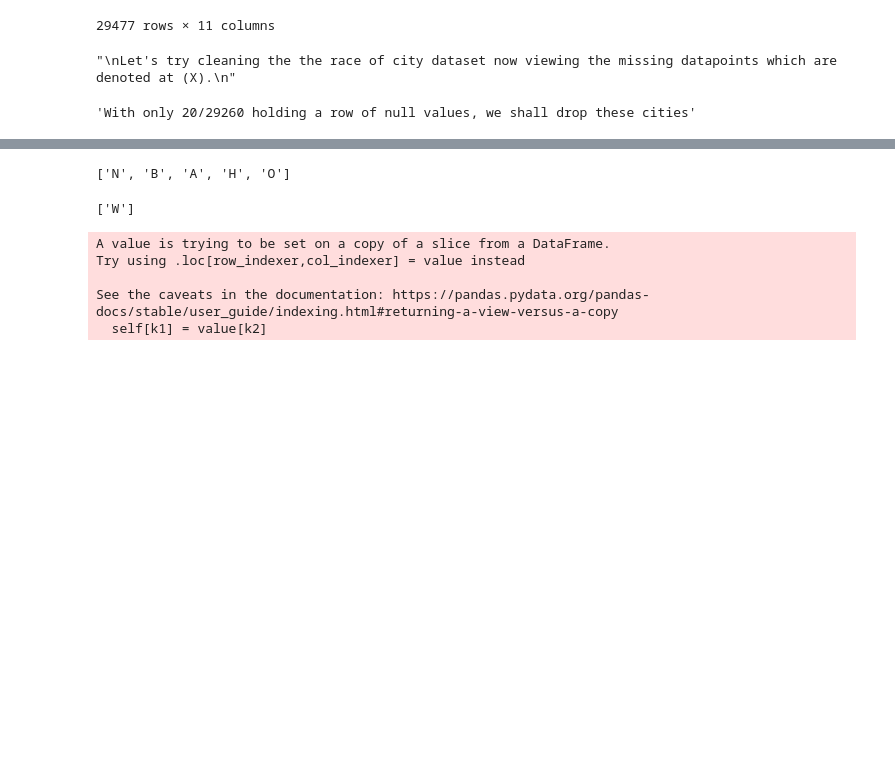
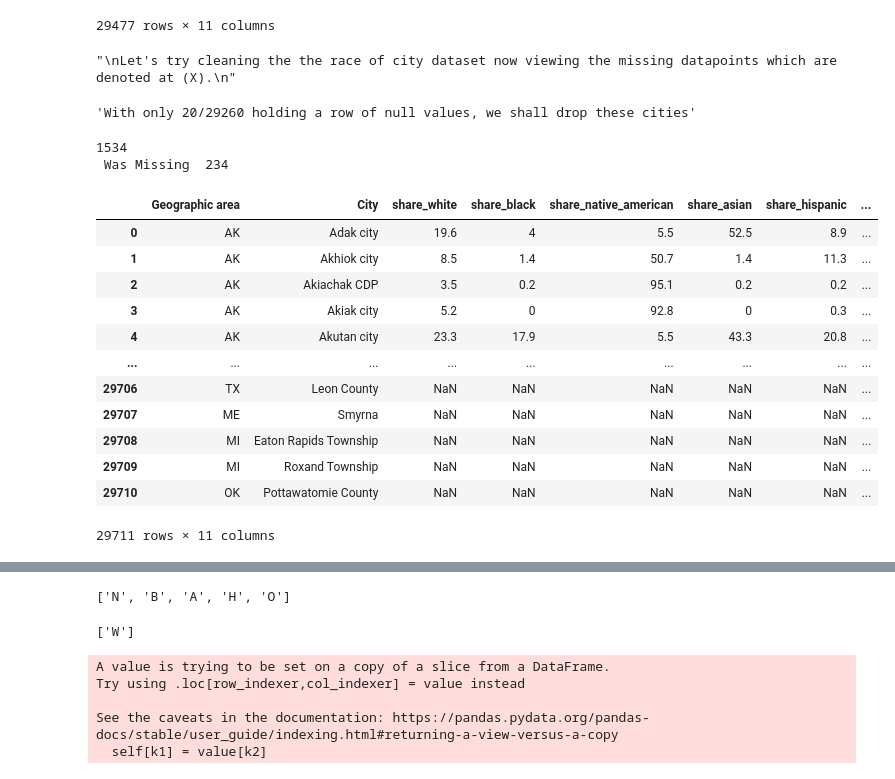
Before and after one commit to SaadSatter/Fatal_force_datascience, a Jupyter notebook: fatal_force_project_cse_351.ipynb, the cells around one changed output, grey strips where cells are left out. Cells and saved outputs as stored; diff of their text form; code cells hidden in the pictures; blank space fills up the shorter version.

Commit message:
I finished cleaning the supporting data, all missing cities that was in the main data was imputed.

```diff
--- a/fatal_force_project_cse_351.ipynb
+++ b/fatal_force_project_cse_351.ipynb
@@ -213,3 +213,52 @@ Let's try cleaning the the race of city dataset now viewing the missing datapoin
 # df_race_city.info()
 # %% [output]
 'With only 20/29260 holding a row of null values, we shall drop these cities'
+# %%
+"""
+We want to make sure all the cities that are in our mandatory dataset is accounted for in the supporting.
+We shall add those cities if they aren't and impute them as nulls
+"""
+#we can check that all the cities in the total data set is still in the race_city dataset
+cities2 = df_temp['city'].tolist()
+cities2 =list(set(cities2))
+j = 0
+missing = 0
+for i in cities:
+    # print(i in cities2)
+    # print(i)
+    # print(cities2.index(i[0::1]))
+    if(any(i in string for string in cities2)):
+        #print(i)
+        j+=1
+    else:
+        newDF = {}
+        newDF['Geographic area'] = i[0:2]
+        newDF['City'] = i[3:]
+        newDF['city'] = i
+        ind = 0
+
+        df_temp = df_temp.append(newDF, ignore_index=True)
+        j+=1
+        missing+=1
+
+
+print(j)
+print(" Was Missing ", missing)
+
+df_temp
+# %% [output]
+1534
+ Was Missing  234
+|  | Geographic area | City | share_white | share_black | share_native_american | share_asian | share_hispanic | ... |
+| 0 | AK | Adak city | 19.6 | 4 | 5.5 | 52.5 | 8.9 | ... |
+| 1 | AK | Akhiok city | 8.5 | 1.4 | 50.7 | 1.4 | 11.3 | ... |
+| 2 | AK | Akiachak CDP | 3.5 | 0.2 | 95.1 | 0.2 | 0.2 | ... |
+| 3 | AK | Akiak city | 5.2 | 0 | 92.8 | 0 | 0.3 | ... |
+| 4 | AK | Akutan city | 23.3 | 17.9 | 5.5 | 43.3 | 20.8 | ... |
+| ... | ... | ... | ... | ... | ... | ... | ... | ... |
+| 29706 | TX | Leon County | NaN | NaN | NaN | NaN | NaN | ... |
+| 29707 | ME | Smyrna | NaN | NaN | NaN | NaN | NaN | ... |
+| 29708 | MI | Eaton Rapids Township | NaN | NaN | NaN | NaN | NaN | ... |
+| 29709 | MI | Roxand Township | NaN | NaN | NaN | NaN | NaN | ... |
+| 29710 | OK | Pottawatomie County | NaN | NaN | NaN | NaN | NaN | ... |
+29711 rows × 11 columns
```
Also changed, not shown: parts of 6 cells of this notebook.
